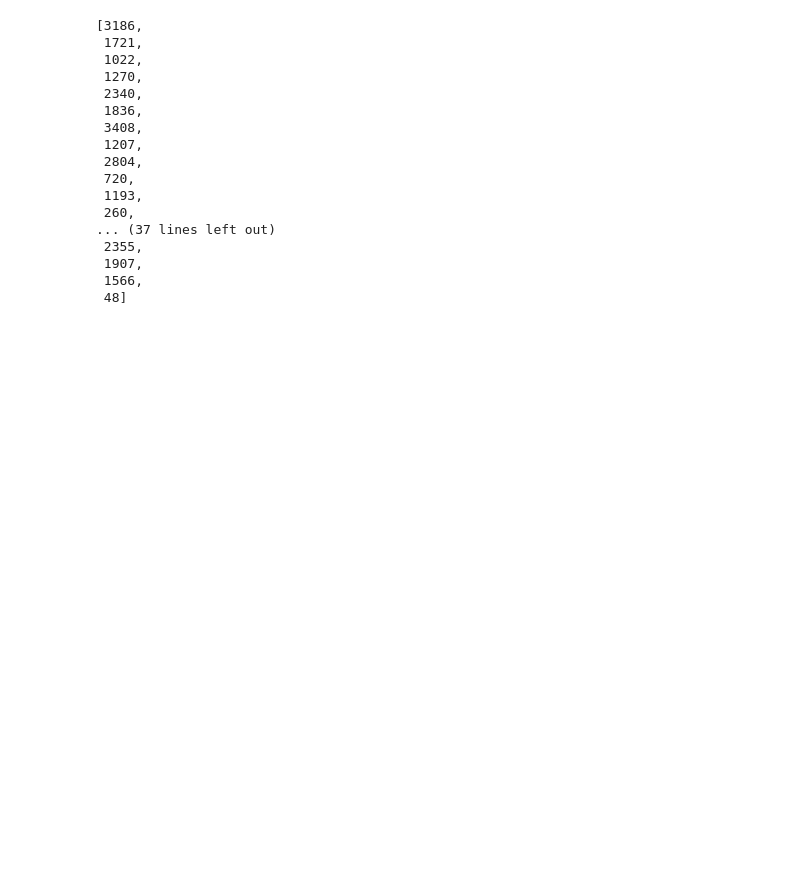
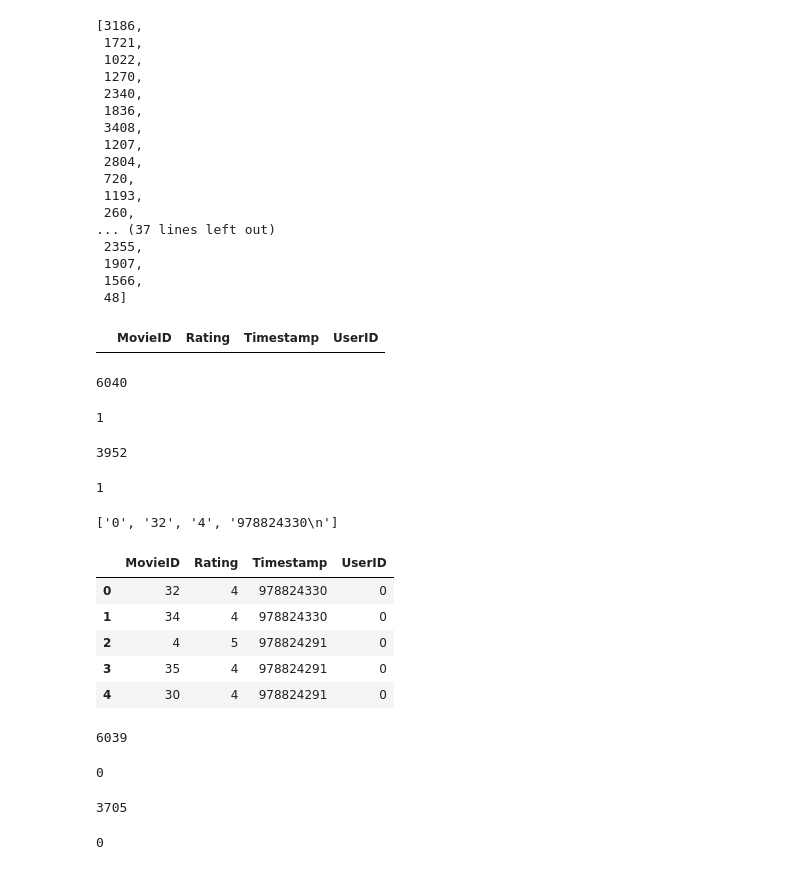
Before and after one commit to enningxie/RecSys, a Jupyter notebook: Data_explore.ipynb, the cells around one changed output. Drawn from its saved outputs; the diff is of its cells as text; code cells hidden in the pictures; blank space fills up the shorter version.

```diff
--- a/Data_explore.ipynb
+++ b/Data_explore.ipynb
@@ -87,3 +87,56 @@ list(ratings.groupby(['UserID']).get_group(1).sort_values(by='Timestamp')['Movie
  1907,
  1566,
  48]
+# %%
+ratings[ratings['UserID']==0]
+# %% [output]
+|  | MovieID | Rating | Timestamp | UserID |
+# %%
+max(ratings['UserID'])
+# %% [output]
+6040
+# %%
+min(ratings['UserID'])
+# %% [output]
+1
+# %%
+max(ratings['MovieID'])
+# %% [output]
+3952
+# %%
+min(ratings['MovieID'])
+# %% [output]
+1
+# %%
+with open('./ml-1m-ncf/ml-1m.train.rating', 'r') as f:
+    line = f.readline()
+print(list(line.split('\t')))
+# %% [output]
+['0', '32', '4', '978824330\n']
+# %%
+train_pd_data = pd.read_csv('./files/ratings_train.csv')
+# %%
+train_pd_data.head()
+# %% [output]
+|  | MovieID | Rating | Timestamp | UserID |
+| 0 | 32 | 4 | 978824330 | 0 |
+| 1 | 34 | 4 | 978824330 | 0 |
+| 2 | 4 | 5 | 978824291 | 0 |
+| 3 | 35 | 4 | 978824291 | 0 |
+| 4 | 30 | 4 | 978824291 | 0 |
+# %%
+max(train_pd_data['UserID'])
+# %% [output]
+6039
+# %%
+min(train_pd_data['UserID'])
+# %% [output]
+0
+# %%
+max(train_pd_data['MovieID'])
+# %% [output]
+3705
+# %%
+min(train_pd_data['MovieID'])
+# %% [output]
+0
```
Also changed, not shown: parts of 2 cells of this notebook, 17 other files.
